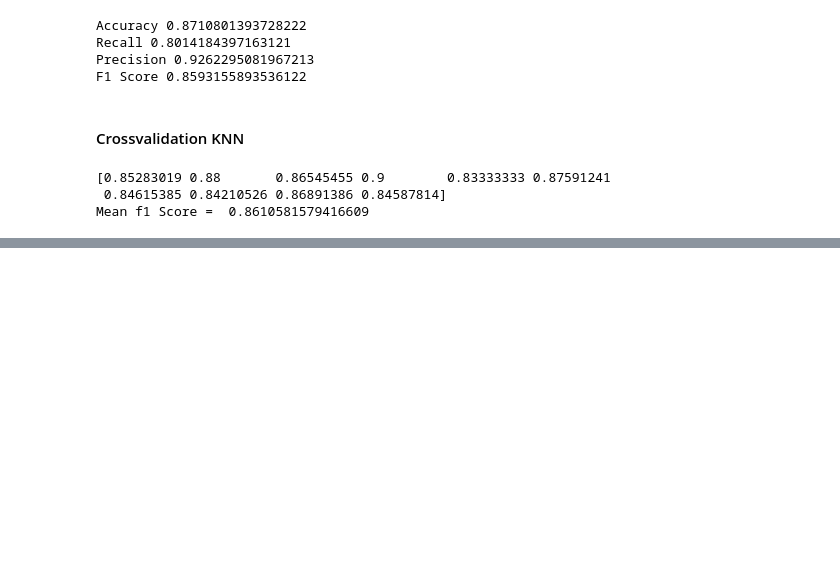
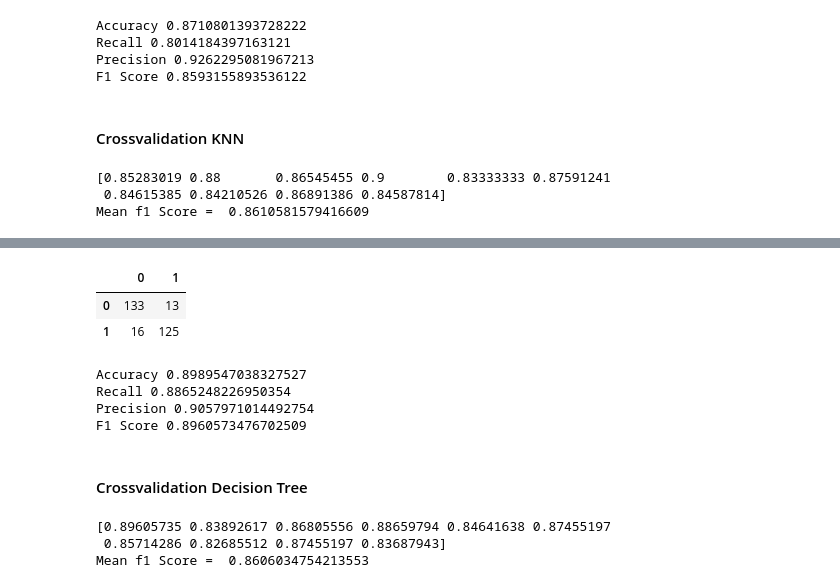
Before and after one commit to intelspeedstep/IDS749, a Jupyter notebook: Predicting Cars Price Class.ipynb, the cells around one changed output, grey strips where cells are left out. Saved outputs shown, nothing was run; the diff lists cells and outputs as text; code cells hidden in the pictures; blank space fills up the shorter version.

```diff
--- a/Predicting Cars Price Class.ipynb
+++ b/Predicting Cars Price Class.ipynb
@@ -464,0 +467,6 @@ Mean f1 Score =  0.8610581579416609
+# %%
+# importing decision tree
+from random import random
+from sklearn.tree import DecisionTreeClassifier
+model = DecisionTreeClassifier(random_state=0, max_depth = 4)
+model.fit(X_train_std, y_train)
@@ -464,0 +487,38 @@ Mean f1 Score =  0.8610581579416609
+# %%
+# Prediction
+y_pred = model.predict(X_val_std)
+# %%
+# confusion matrix
+from sklearn.metrics import confusion_matrix
+labels = np.unique(y_val)
+cm = confusion_matrix(y_val, y_pred, labels=labels)
+pd.DataFrame(cm, index=labels, columns=labels)
+# %% [output]
+|  | 0 | 1 |
+| 0 | 133 | 13 |
+| 1 | 16 | 125 |
+# %%
+# Evaluation scores
+print('Accuracy', accuracy_score(y_val, y_pred))
+print('Recall', recall_score(y_val, y_pred))
+print('Precision', precision_score(y_val, y_pred))
+print('F1 Score', f1_score(y_val, y_pred))
+# %% [output]
+Accuracy 0.8989547038327527
+Recall 0.8865248226950354
+Precision 0.9057971014492754
+F1 Score 0.8960573476702509
+# %% [markdown]
+#### Crossvalidation Decision Tree
+# %%
+# Crossvalidation
+from sklearn.model_selection import cross_val_score, StratifiedShuffleSplit
+shuffle_split = StratifiedShuffleSplit(test_size = 0.2, n_splits = 10, random_state = 123)
+scores = cross_val_score(model, X_std, y, cv = shuffle_split,
+                         scoring='f1')
+print(scores)
+print('Mean f1 Score = ',scores.mean())
+# %% [output]
+[0.89605735 0.83892617 0.86805556 0.88659794 0.84641638 0.87455197
+ 0.85714286 0.82685512 0.87455197 0.83687943]
+Mean f1 Score =  0.8606034754213553
```
Also changed, not shown: parts of 10 cells of this notebook, 6 other files.
